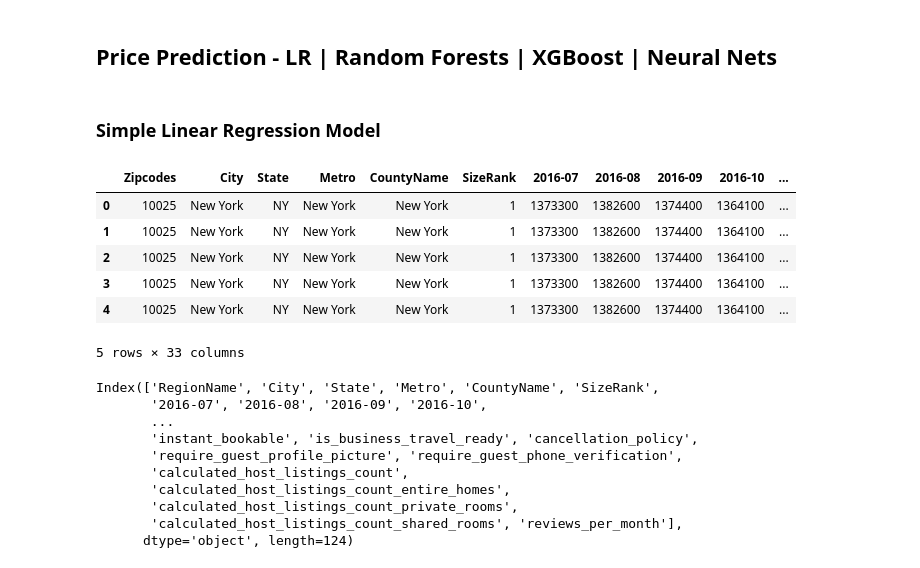
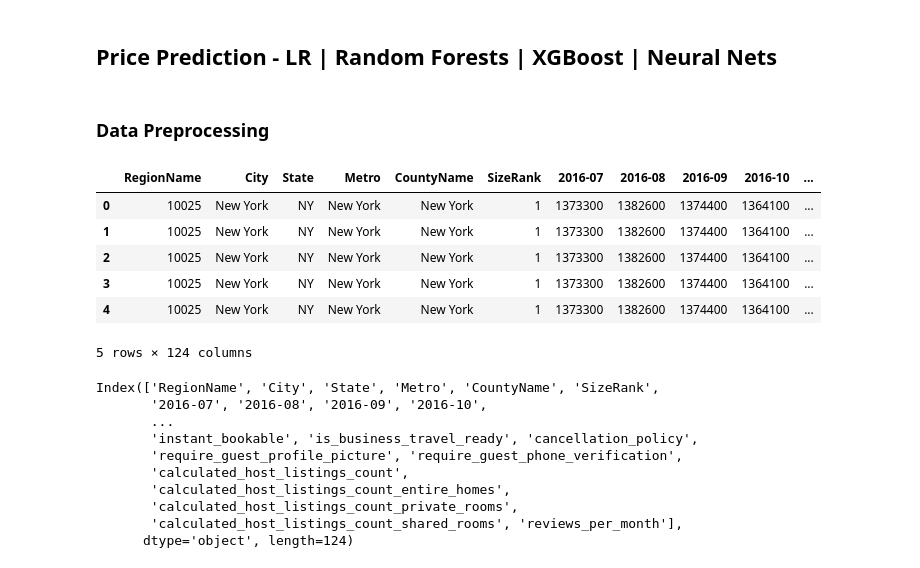
Before and after one commit to Vish4github/Airbnb-Price-predictions, a Jupyter notebook: Python - Project - Airbnb Listings.ipynb, the cells around one changed output. Saved outputs shown, nothing was run; the diff lists cells and outputs as text; code cells hidden in the pictures.

```diff
--- a/Python - Project - Airbnb Listings.ipynb
+++ b/Python - Project - Airbnb Listings.ipynb
@@ -839,18 +799,19 @@ From a breakeven perspective, I would recommend zipcode 11434 in Queens as the b
 From a competitive analysis perspective, it is recommeneded the client should exercise caution while investing in Queens or Staten Islands as these neighbourhoods have a significant proportion of listings that provide high quality stay to its customers
 # %% [markdown]
 ## Price Prediction - LR | Random Forests | XGBoost | Neural Nets
-# %% [markdown]
-### Simple Linear Regression Model
-# %%
-final.head()
-# %% [output]
-|  | Zipcodes | City | State | Metro | CountyName | SizeRank | 2016-07 | 2016-08 | 2016-09 | 2016-10 | ... |
-| 0 | 10025 | New York | NY | New York | New York | 1 | 1373300 | 1382600 | 1374400 | 1364100 | ... |
-| 1 | 10025 | New York | NY | New York | New York | 1 | 1373300 | 1382600 | 1374400 | 1364100 | ... |
-| 2 | 10025 | New York | NY | New York | New York | 1 | 1373300 | 1382600 | 1374400 | 1364100 | ... |
-| 3 | 10025 | New York | NY | New York | New York | 1 | 1373300 | 1382600 | 1374400 | 1364100 | ... |
-| 4 | 10025 | New York | NY | New York | New York | 1 | 1373300 | 1382600 | 1374400 | 1364100 | ... |
-5 rows × 33 columns
+# %% [markdown]
+### Data Preprocessing
+# %%
+#We will use the final_data for the analysis
+final_data.head()
+# %% [output]
+|  | RegionName | City | State | Metro | CountyName | SizeRank | 2016-07 | 2016-08 | 2016-09 | 2016-10 | ... |
+| 0 | 10025 | New York | NY | New York | New York | 1 | 1373300 | 1382600 | 1374400 | 1364100 | ... |
+| 1 | 10025 | New York | NY | New York | New York | 1 | 1373300 | 1382600 | 1374400 | 1364100 | ... |
+| 2 | 10025 | New York | NY | New York | New York | 1 | 1373300 | 1382600 | 1374400 | 1364100 | ... |
+| 3 | 10025 | New York | NY | New York | New York | 1 | 1373300 | 1382600 | 1374400 | 1364100 | ... |
+| 4 | 10025 | New York | NY | New York | New York | 1 | 1373300 | 1382600 | 1374400 | 1364100 | ... |
+5 rows × 124 columns
 # %%
 final_data.columns
 # %% [output]
```
Also changed, not shown: parts of 95 cells of this notebook.
